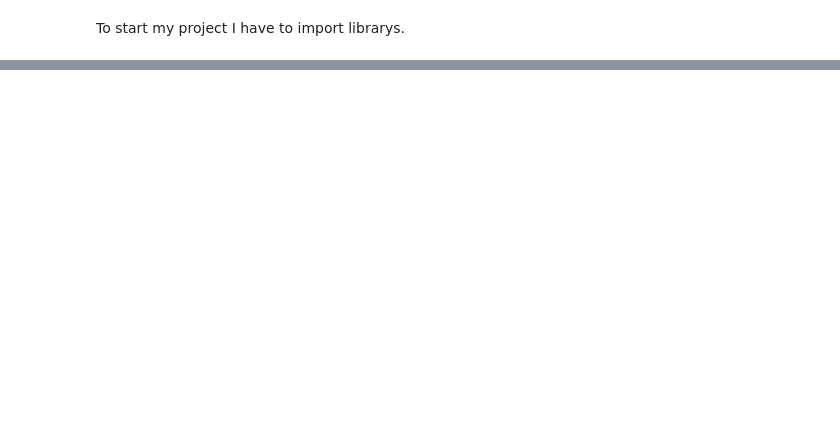
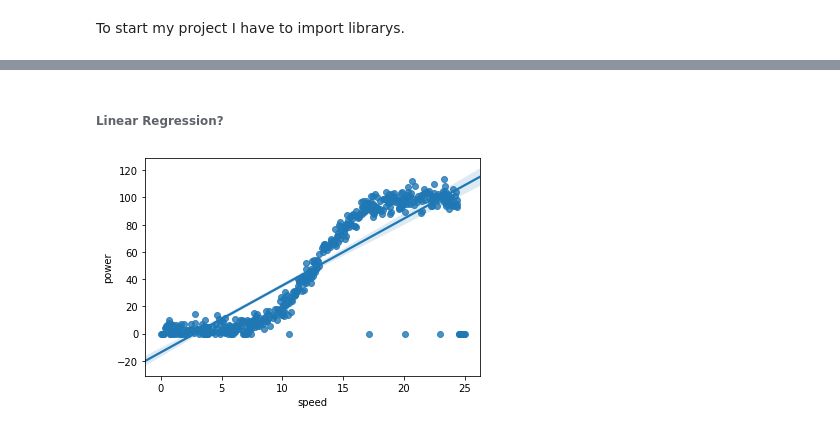
Before and after one commit to rituteval/MLS--project, a Jupyter notebook: MLS-project.ipynb, the cells around one changed output, grey strips where cells are left out. Drawn from its saved outputs; the diff is of its cells as text; code cells hidden in the pictures; blank space fills up the shorter version.

```diff
--- a/MLS-project.ipynb
+++ b/MLS-project.ipynb
@@ -29,0 +126,7 @@ from tensorflow.keras import layers
+# %% [markdown]
+###### Linear Regression?
+# %%
+sns.regplot(x='speed',y='power',data = df)
+plt.show()
+# %% [output]
+[figure, added]
```
Also changed, not shown: parts of 17 cells of this notebook, 5 other files.
